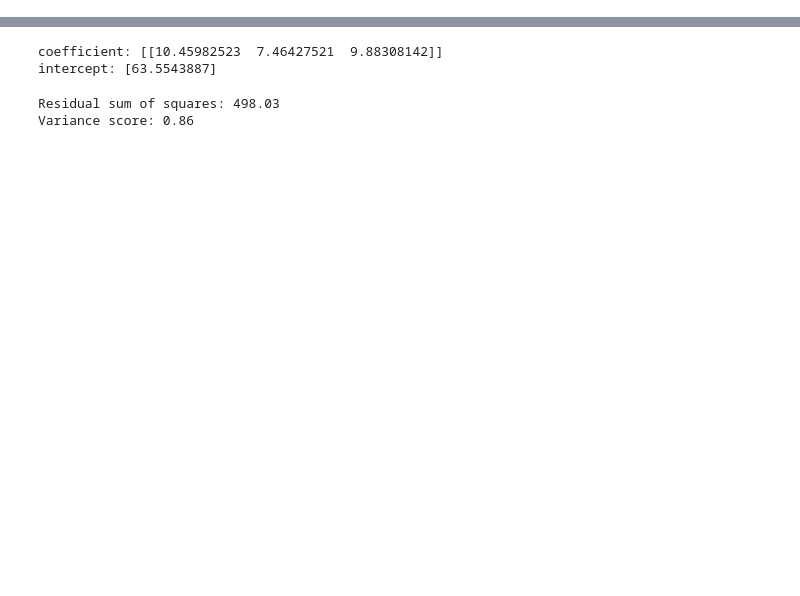
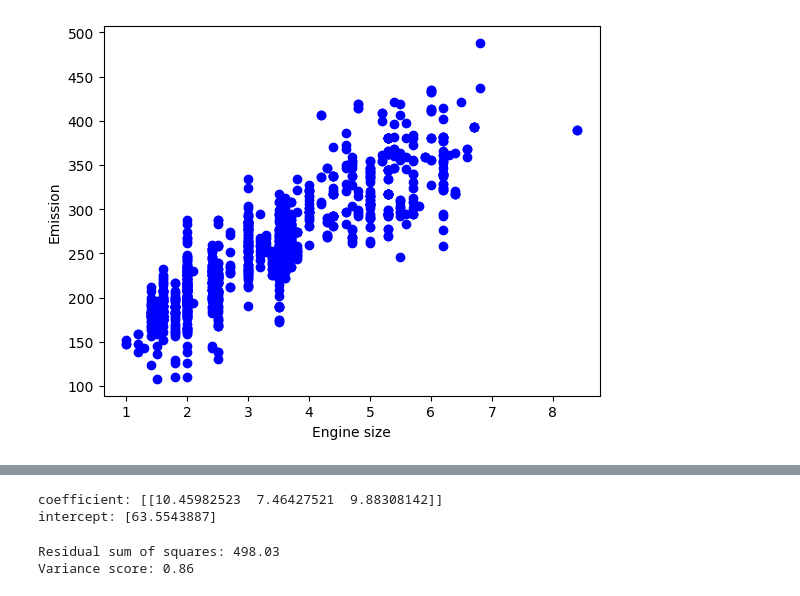
Before and after one commit to kimia-yousefi/regression, a Jupyter notebook: MultipleLinearRegression/MultipleLinearReg.ipynb, the cells around one changed output, grey strips where cells are left out. Drawn from its saved outputs; the diff is of its cells as text; code cells hidden in the pictures; blank space fills up the shorter version.

```diff
--- a/MultipleLinearRegression/MultipleLinearReg.ipynb
+++ b/MultipleLinearRegression/MultipleLinearReg.ipynb
@@ -23,6 +23,13 @@ cdf.head()
 | 2 | 1.5 | 4 | 6.0 | 5.8 | 5.9 | 136 |
 | 3 | 3.5 | 6 | 12.7 | 9.1 | 11.1 | 255 |
 | 4 | 3.5 | 6 | 12.1 | 8.7 | 10.6 | 244 |
+# %%
+plt.scatter(cdf.ENGINESIZE, cdf.CO2EMISSIONS,  color='blue')
+plt.xlabel("Engine size")
+plt.ylabel("Emission")
+plt.show()
+# %% [output]
+[figure, added]
 # %%
 msk = np.random.rand(len(df)) < 0.8
 
```
Also changed, not shown: parts of 1 cell of this notebook.
